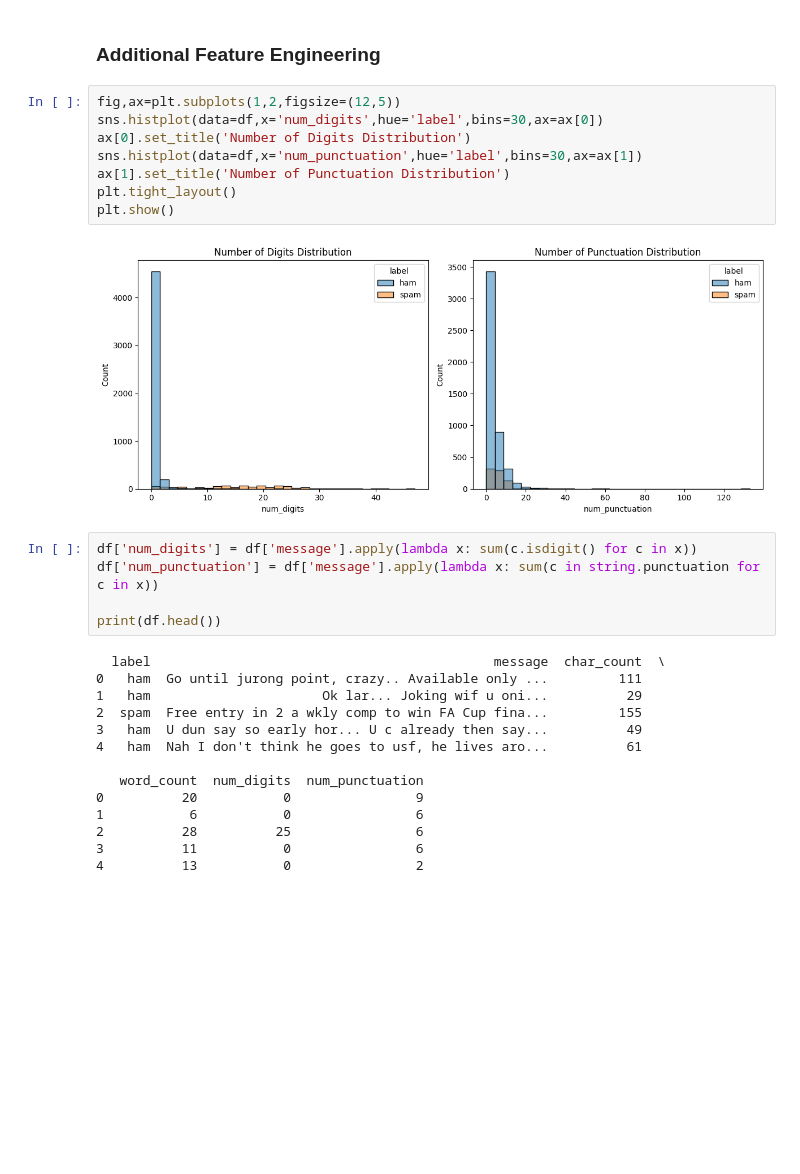
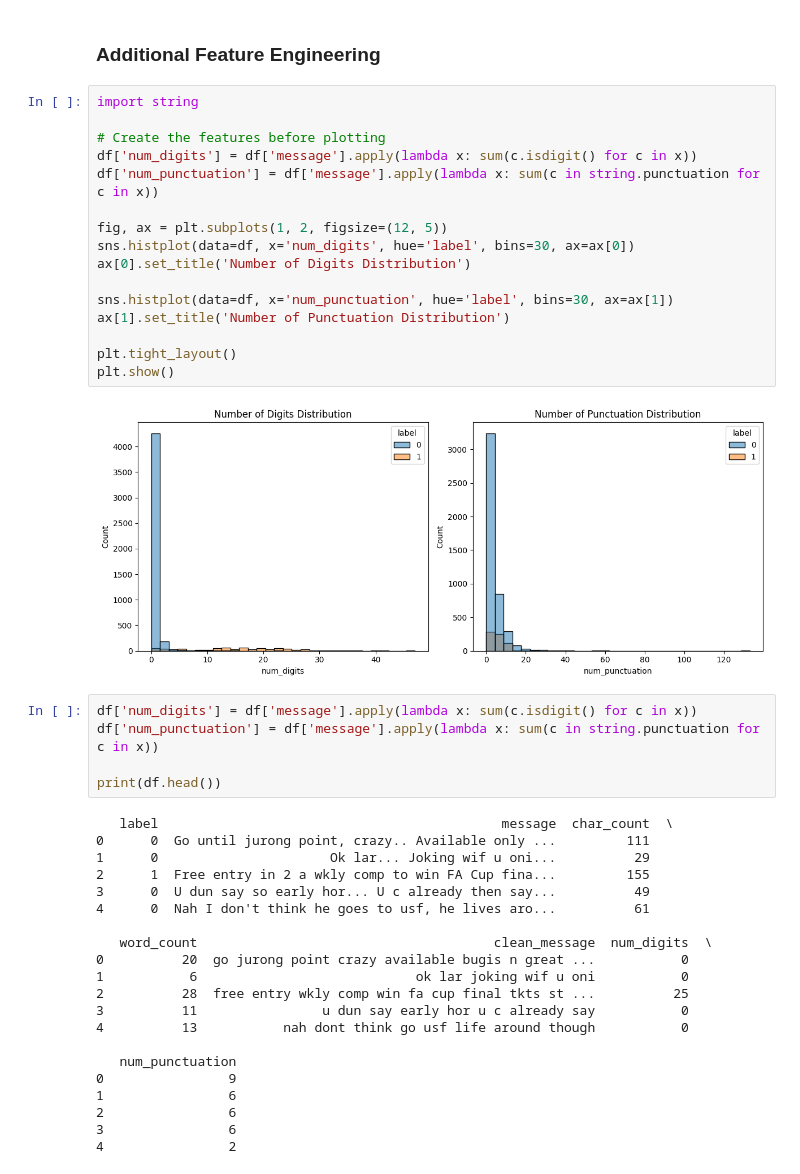
Before and after one commit to rajsuprio/sms_spam_svm, a Jupyter notebook: SMS_Spam_SVM_raj.ipynb, the cells around one changed output. Drawn from its saved outputs; the diff is of its cells as text; blank space fills up the shorter version.

```diff
--- a/SMS_Spam_SVM_raj.ipynb
+++ b/SMS_Spam_SVM_raj.ipynb
@@ -223,31 +250,46 @@ print(predict_sms("Hi, are we meeting tomorrow at 3 PM?"))
 # %% [markdown]
 ### Additional Feature Engineering
 # %%
-fig,ax=plt.subplots(1,2,figsize=(12,5))
-sns.histplot(data=df,x='num_digits',hue='label',bins=30,ax=ax[0])
+import string
+
+# Create the features before plotting
+df['num_digits'] = df['message'].apply(lambda x: sum(c.isdigit() for c in x))
+df['num_punctuation'] = df['message'].apply(lambda x: sum(c in string.punctuation for c in x))
+
+fig, ax = plt.subplots(1, 2, figsize=(12, 5))
+sns.histplot(data=df, x='num_digits', hue='label', bins=30, ax=ax[0])
 ax[0].set_title('Number of Digits Distribution')
-sns.histplot(data=df,x='num_punctuation',hue='label',bins=30,ax=ax[1])
+
+sns.histplot(data=df, x='num_punctuation', hue='label', bins=30, ax=ax[1])
 ax[1].set_title('Number of Punctuation Distribution')
+
 plt.tight_layout()
 plt.show()
 # %% [output]
-[figure, old version]
+[figure, new version]
 # %%
 df['num_digits'] = df['message'].apply(lambda x: sum(c.isdigit() for c in x))
 df['num_punctuation'] = df['message'].apply(lambda x: sum(c in string.punctuation for c in x))
 
 print(df.head())
 # %% [output]
-  label                                            message  char_count  \
-0   ham  Go until jurong point, crazy.. Available only ...         111
-1   ham                      Ok lar... Joking wif u oni...          29
-2  spam  Free entry in 2 a wkly comp to win FA Cup fina...         155
-3   ham  U dun say so early hor... U c already then say...          49
-4   ham  Nah I don't think he goes to usf, he lives aro...          61
+   label                                            message  char_count  \
+0      0  Go until jurong point, crazy.. Available only ...         111
+1      0                      Ok lar... Joking wif u oni...          29
+2      1  Free entry in 2 a wkly comp to win FA Cup fina...         155
+3      0  U dun say so early hor... U c already then say...          49
+4      0  Nah I don't think he goes to usf, he lives aro...          61
 
-   word_count  num_digits  num_punctuation
-0          20           0                9
-1           6           0                6
-2          28          25                6
-3          11           0                6
-4          13           0                2
+   word_count                                      clean_message  num_digits  \
+0          20  go jurong point crazy available bugis n great ...           0
+1           6                            ok lar joking wif u oni           0
+2          28  free entry wkly comp win fa cup final tkts st ...          25
+3          11                u dun say early hor u c already say           0
+4          13           nah dont think go usf life around though           0
+
+   num_punctuation
+0                9
+1                6
+2                6
+3                6
+4                2
```
Also changed, not shown: parts of 20 cells of this notebook.
